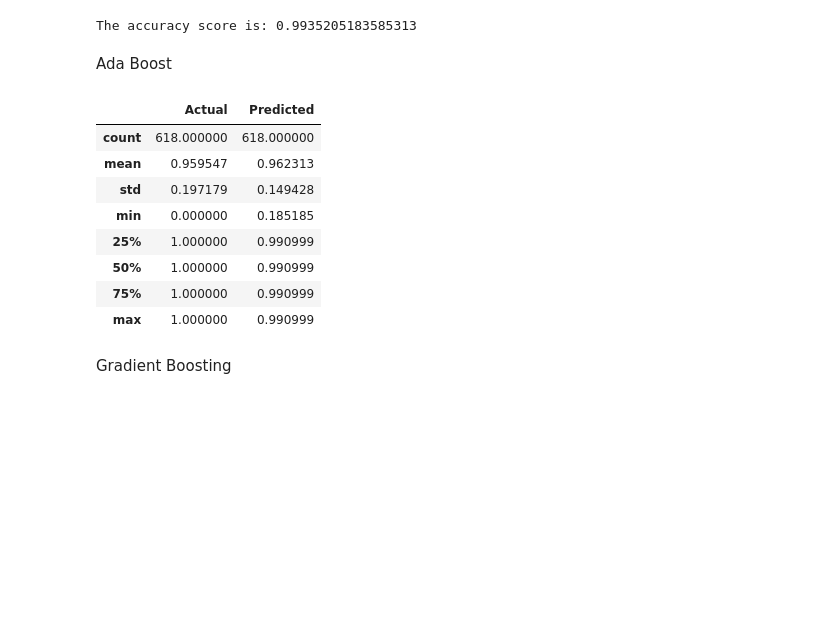
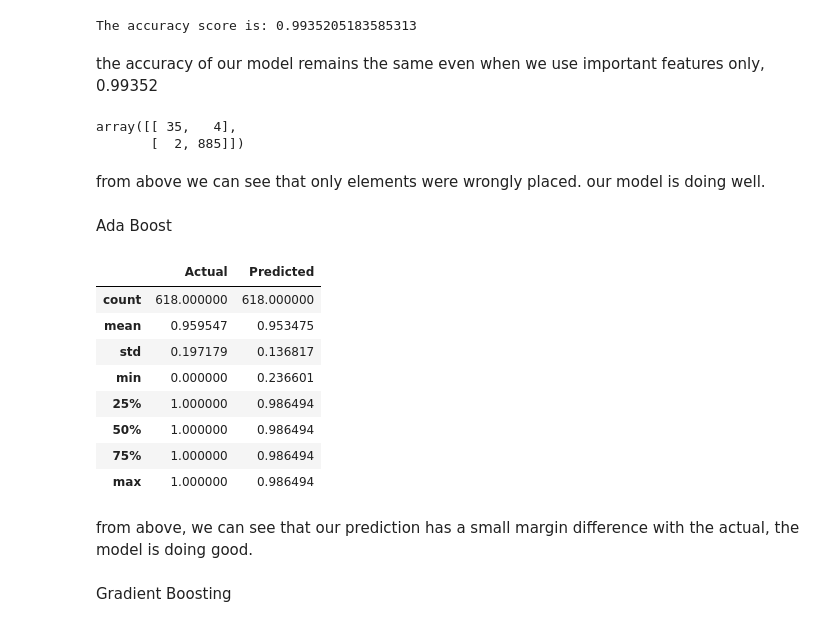
Before and after one commit to jane95924/WEEK_8_IP, a Jupyter notebook: Untitled.ipynb, the cells around one changed output. Drawn from its saved outputs; the diff is of its cells as text; code cells hidden in the pictures; blank space fills up the shorter version.

```diff
--- a/Untitled.ipynb
+++ b/Untitled.ipynb
@@ -405,0 +447,18 @@ sns.pairplot(data= hypo)
+# %%
+# splitting age into  age groups to get a deeper understanding of our data.
+conditions = [
+    ((hypo.age >= 0) & (hypo.age <= 9)),
+    ((hypo.age >= 10) & (hypo.age <= 19)),
+    ((hypo.age >= 20) & (hypo.age <= 29)),
+    ((hypo.age >= 30) & (hypo.age <= 39)),
+    ((hypo.age >= 40) & (hypo.age <= 49)),
+    ((hypo.age >= 50) & (hypo.age <= 59)),
+    ((hypo.age >= 60) & (hypo.age <= 69)),
+    ((hypo.age >= 70) & (hypo.age <= 79)),
+    ((hypo.age >= 80) & (hypo.age <= 89)),
+    ((hypo.age >= 90) & (hypo.age <= 98))
+]
+
+choices = ['G1', 'G2', 'G3', 'G4', 'G5', 'G6', 'G7', 'G8', 'G9','G10']
+#create a column that stores our new data
+hypo['age_rn'] = np.select(conditions, choices)
@@ -424,3 +496,6 @@ cat_cols = ['status', 'sex','tsh_measured', 't3_measured', 'tt4_measured',\
 for column in hypo.columns:
   if column in cat_cols:
     hypo[column] = hypo[column].astype('int')
+# %%
+#we now drop the age_rn column
+hypo.drop('age_rn', axis =1,inplace =True)
@@ -648,5 +720,15 @@ print('\n')
 # %% [output]
 The accuracy score is: 0.9935205183585313
+# %% [markdown]
+the accuracy of our model remains the same even when we use important features only, 0.99352
+# %%
+#use the confusion matrix to assess the model
+confusion_matrix(y_test, y_pred)
+# %% [output]
+array([[ 35,   4],
+       [  2, 885]])
+# %% [markdown]
+from above we can see that only elements were wrongly placed. our model is doing well.
 # %% [markdown]
 Ada Boost
 # %%
@@ -670,29 +749,29 @@ y_pred_tree = tree.predict(X)
 # %%
 from sklearn.ensemble import AdaBoostRegressor
 
 # creating our classifier with 200 trees of depth 1
 ada_reg = AdaBoostRegressor(DecisionTreeRegressor(max_depth = 1),
                             n_estimators = 200)
 
 # fitting our model to our training data
 ada_reg.fit(X_train, y_train)
 
 # making predictions
-ada_reg_y_pred = ada_reg.predict(X_test)
+y_pred = ada_reg.predict(X_test)
 
 # comparing actual values to predicted values
-ada_reg_compare = pd.DataFrame({'Actual' : y_test.flatten(),
-                        'Predicted' : ada_reg_y_pred.flatten()})
+ada_compare = pd.DataFrame({'Actual' : y_test.flatten(),
+                        'Predicted' : y_pred.flatten()})
 
 # previewing our summary statistics
-ada_reg_compare.describe()
+ada_compare.describe()
 # %% [output]
 |  | Actual | Predicted |
 | count | 618.000000 | 618.000000 |
-| mean | 0.959547 | 0.962313 |
-| std | 0.197179 | 0.149428 |
-| min | 0.000000 | 0.185185 |
-| 25% | 1.000000 | 0.990999 |
-| 50% | 1.000000 | 0.990999 |
-| 75% | 1.000000 | 0.990999 |
-| max | 1.000000 | 0.990999 |
+| mean | 0.959547 | 0.953475 |
+| std | 0.197179 | 0.136817 |
+| min | 0.000000 | 0.236601 |
+| 25% | 1.000000 | 0.986494 |
+| 50% | 1.000000 | 0.986494 |
+| 75% | 1.000000 | 0.986494 |
+| max | 1.000000 | 0.986494 |
@@ -701,2 +778,4 @@ ada_reg_compare.describe()
+# %% [markdown]
+from above, we can see that our prediction has a small margin difference with the actual, the model is doing good.
 # %% [markdown]
 Gradient Boosting
```
Also changed, not shown: parts of 37 cells of this notebook.
